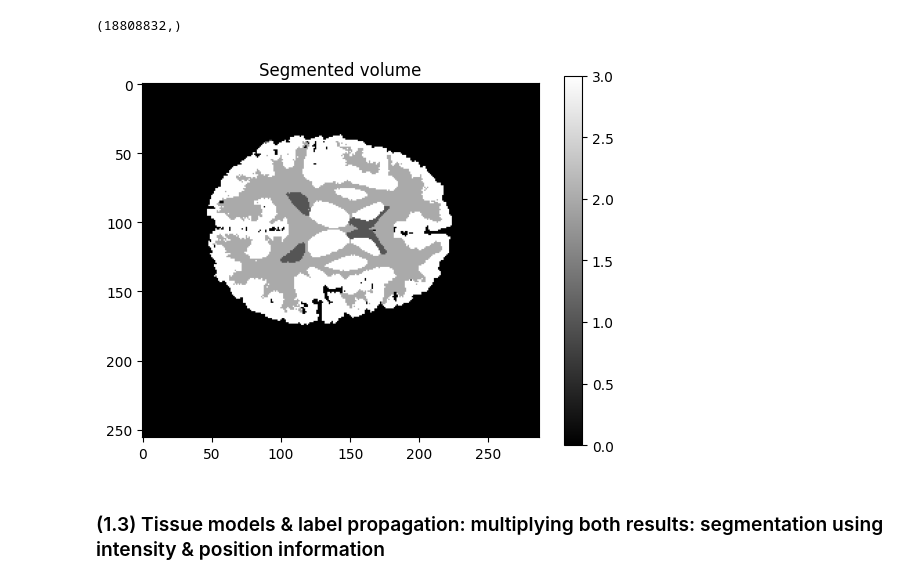
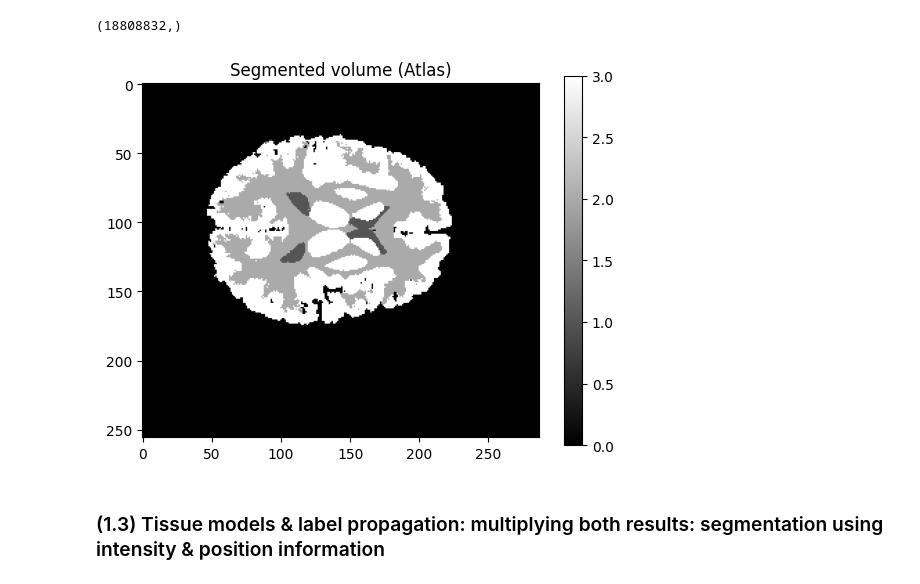
Before and after one commit to abdel-habib/medical-image-segmentation-and-applications, a Jupyter notebook: Lab 3/atlas_based_segmentation.ipynb, the cells around one changed output. Saved outputs shown, nothing was run; the diff lists cells and outputs as text; code cells hidden in the pictures.

```diff
--- a/Lab 3/atlas_based_segmentation.ipynb
+++ b/Lab 3/atlas_based_segmentation.ipynb
@@ -560,9 +561,9 @@ registered_volume_test_ss = skull_stripping(registered_volume_test, registered_l
 # %%
 segmented_image = segment_using_tissue_atlas(registered_volume_test_ss, atlas_csf, atlas_wm, atlas_gm)
 
-NM.show_nifti(segmented_image, title="Segmented volume", slice=137)
+NM.show_nifti(segmented_image, title="Segmented volume (Atlas)", slice=137)
 # %% [output]
-[figure, old version]
+[figure, new version]
 # %% [markdown]
 ### (1.3) Tissue models & label propagation: multiplying both results: segmentation using intensity & position information
 # %%
```
Also changed, not shown: parts of 2 cells of this notebook, 6 other files.
